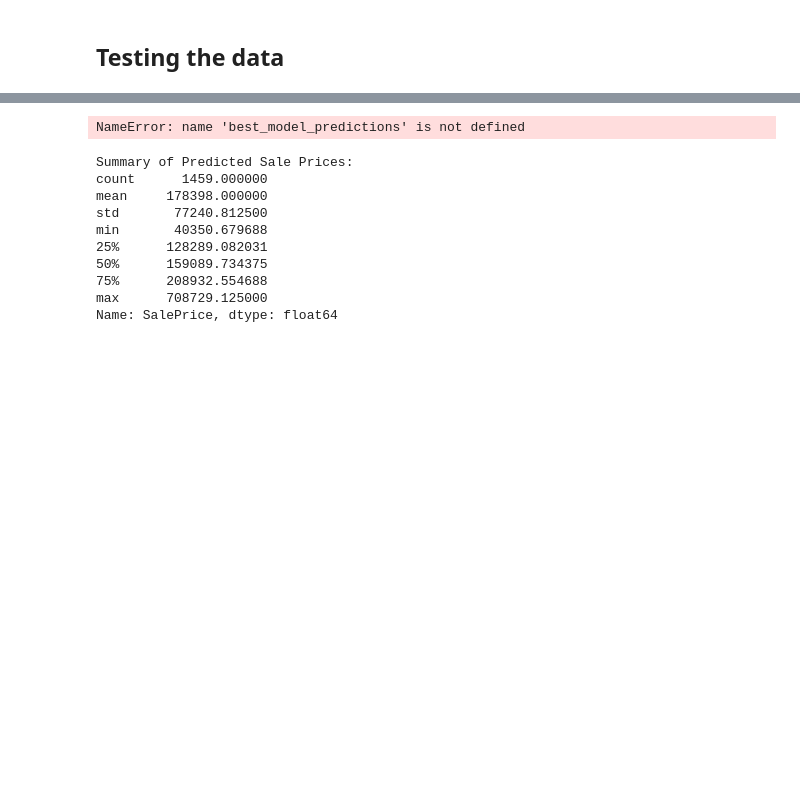
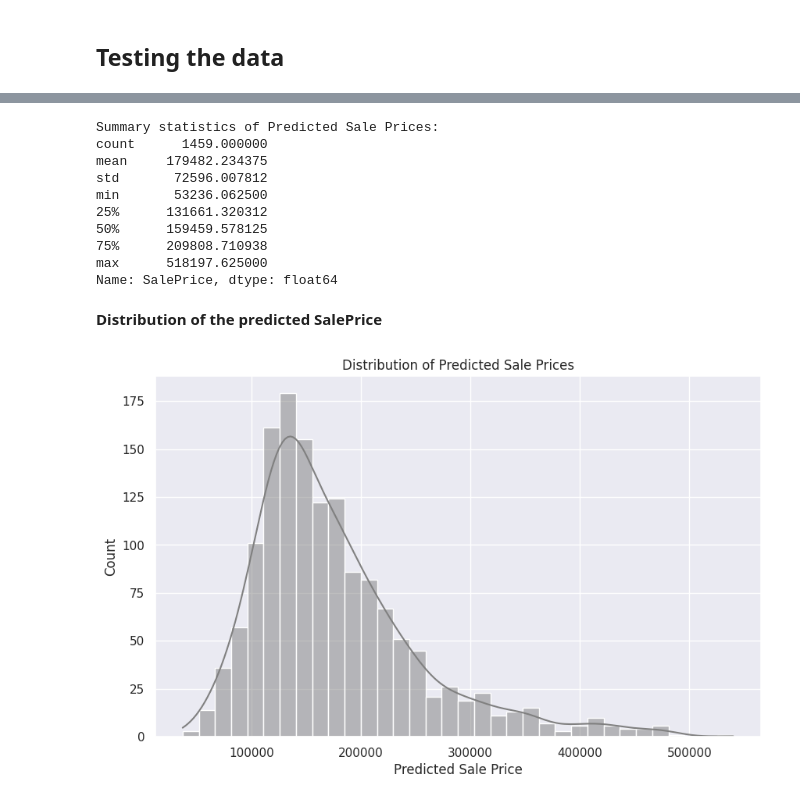
Before and after one commit to chipojaya1/housing-prices-prediction, a Jupyter notebook: house_prices_model.ipynb, the cells around one changed output, grey strips where cells are left out. Saved outputs shown, nothing was run; the diff lists cells and outputs as text; code cells hidden in the pictures; blank space fills up the shorter version.

```diff
--- a/house_prices_model.ipynb
+++ b/house_prices_model.ipynb
@@ -793,6 +817,0 @@ Lasso()
-# %%
-# Random Forest Regression
-ranforeg = RandomForestRegressor(random_state=42, n_jobs=-1, n_estimators=125, min_samples_leaf=125, max_samples=0.9, max_leaf_nodes=150, max_features=5, max_depth=35)
-
-# Train the model
-ranforeg.fit(X_train_scaled, y_train)
@@ -803,8 +817,0 @@ RandomForestRegressor(max_depth=35, max_features=5, max_leaf_nodes=150,
-# %%
-from sklearn.linear_model import ElasticNet
-
-# Elastic Net Model
-enetreg = ElasticNet()
-
-# Train the model
-enetreg.fit(X_train_scaled, y_train)
@@ -813,6 +817,0 @@ ElasticNet()
-# %%
-# XGBoost model
-xgbreg = xgb.XGBRegressor(random_state=42, n_jobs=-1)
-
-# Train the model
-xgbreg.fit(X_train_scaled, y_train)
@@ -1070,7 +1094,15 @@ Lastly I will do the prediction using the best two models
 # %%
 # Predict SalePrice using the best model
-y_pred = xgbreg.predict(X_test_aligned)  # Replace xgbreg with your best model variable
+best_model = random_search.best_estimator_
+best_model_predictions = best_model.predict(X_test_final)
 
-# Display some predictions
-print("Predicted Sale Prices (first 10):", best_model_predictions[:10])
+# Create a DataFrame for submission
+predictions = pd.DataFrame({
+    'Id': test_df['Id'],
+    'SalePrice': best_model_predictions
+})
+
+# Save to CSV
+submission.to_csv('house_price_predictions.csv', index=False)
+print("Predictions saved to 'house_price_predictions.csv'.")
 # %% [output]
@@ -1081,31 +1110,24 @@ Predicted Sale Prices (first 10): [127139.53 160015.31 185309.28 193141.95 18751
-# %%
-# DataFrame for submission
-if 'Id' in X_test.columns:
-    submission = pd.DataFrame({
-        'Id': X_test['Id'],
-        'SalePrice': best_model_predictions
-    })
-else:
-    submission = pd.DataFrame({
-        'SalePrice': best_model_predictions
-    })
-
-# Save to CSV
-submission.to_csv('house_price_predictions.csv', index=False)
-print("Predictions saved to 'house_price_predictions.csv'.")
-# %% [output]
-NameError: name 'best_model_predictions' is not defined
 # %%
-print("Summary of Predicted Sale Prices:")
+print("Summary statistics of Predicted Sale Prices:")
 print(submission['SalePrice'].describe())
 # %% [output]
-Summary of Predicted Sale Prices:
+Summary statistics of Predicted Sale Prices:
 count      1459.000000
-mean     178398.000000
-std       77240.812500
-min       40350.679688
-25%      128289.082031
-50%      159089.734375
-75%      208932.554688
-max      708729.125000
+mean     179482.234375
+std       72596.007812
+min       53236.062500
+25%      131661.320312
+50%      159459.578125
+75%      209808.710938
+max      518197.625000
 Name: SalePrice, dtype: float64
+# %% [markdown]
+**Distribution of the predicted SalePrice**
+# %%
+plt.figure(figsize=(10, 6))
+sns.histplot(best_model_predictions, kde=True, color='gray')
+plt.title('Distribution of Predicted Sale Prices')
+plt.xlabel('Predicted Sale Price')
+plt.show()
+# %% [output]
+[figure, added]
```
Also changed, not shown: parts of 93 cells of this notebook.
